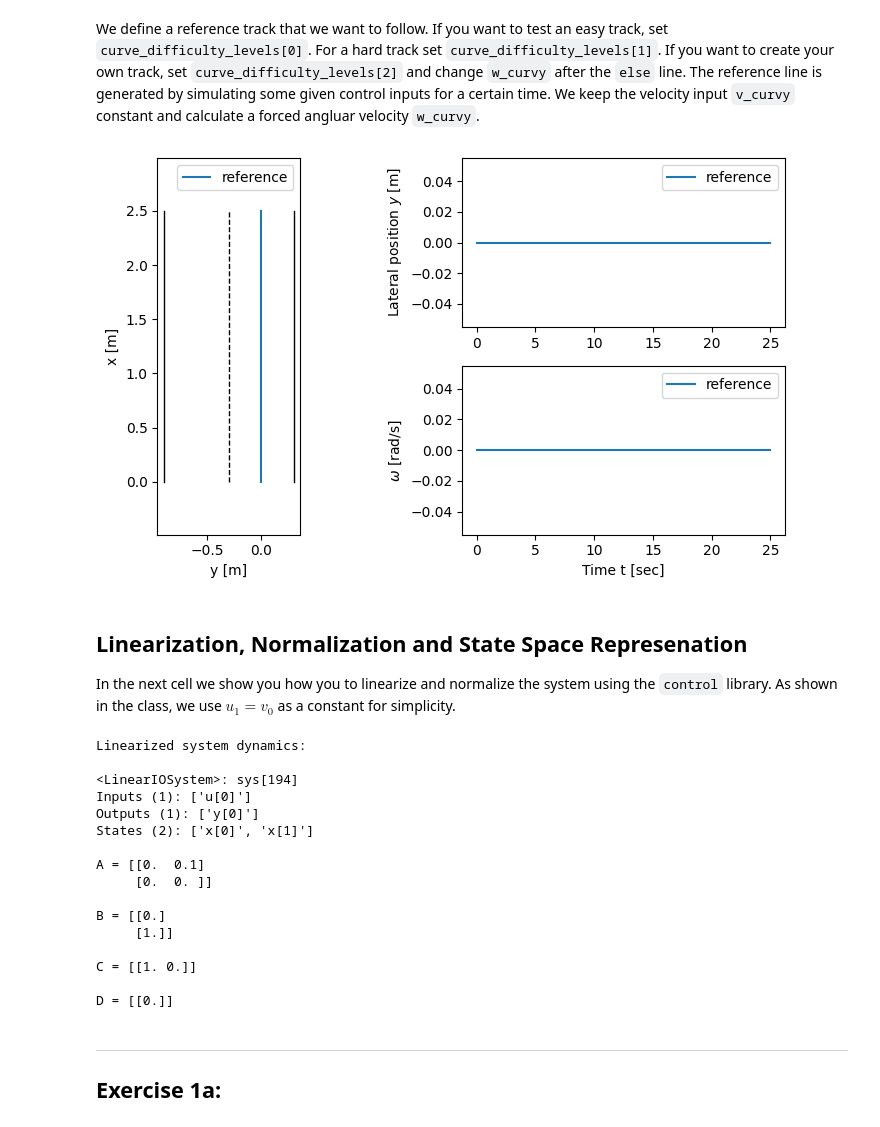
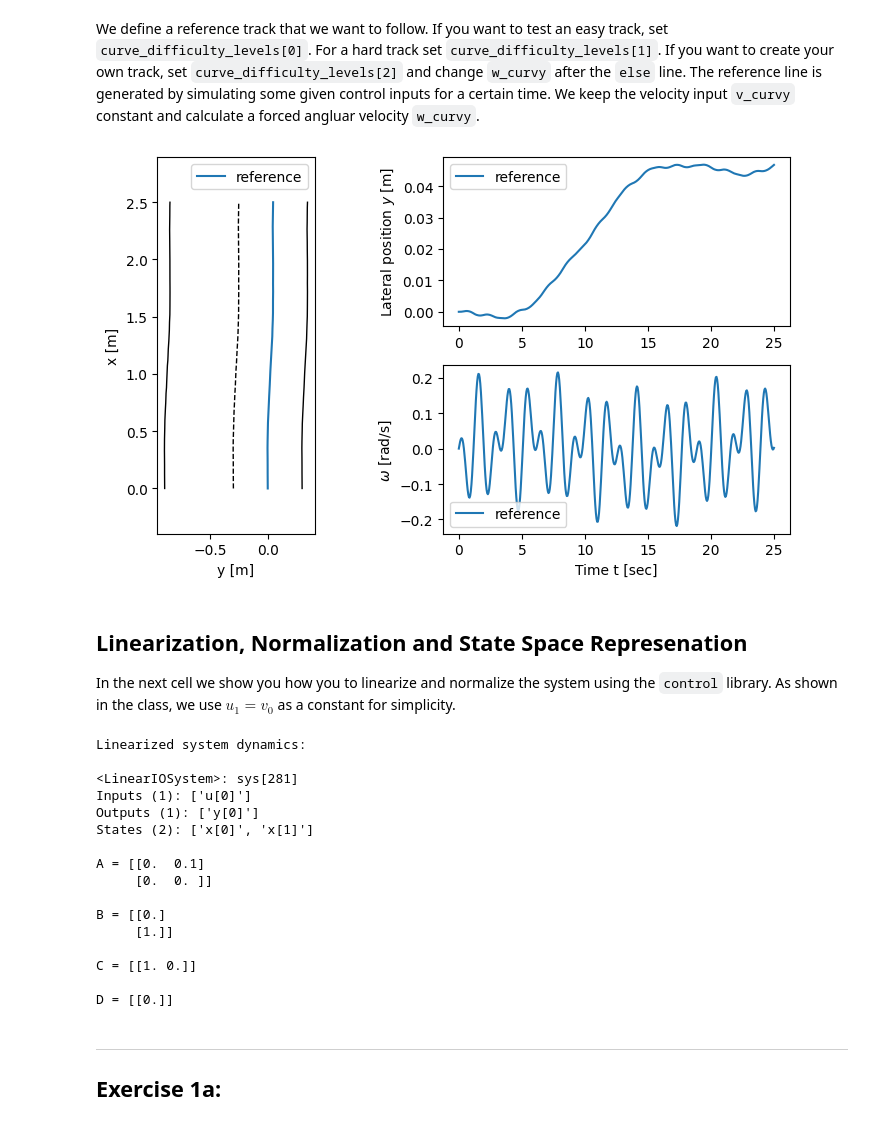
Before and after one commit to nic2703/control2JN, a Jupyter notebook: CS2_2024_unicycle_discrete_stability.ipynb, the cells around one changed output. Cells and saved outputs as stored; diff of their text form; code cells hidden in the pictures.

```diff
--- a/CS2_2024_unicycle_discrete_stability.ipynb
+++ b/CS2_2024_unicycle_discrete_stability.ipynb
@@ -200,35 +202,35 @@ We define a reference track that we want to follow. If you want to test an easy
 # %%
 # Control inputs.
 
 curve_difficulty_levels = ["easy", "hard", "straight"]
-curve_difficulty = curve_difficulty_levels[2]
+curve_difficulty = curve_difficulty_levels[1]
 
 T_curvy = np.linspace(0, 25, 500)
 v_curvy = v0*np.ones(T_curvy.shape)
 if curve_difficulty=="easy":
     w_curvy = 0.025*np.sin(T_curvy*np.pi/50)
 
 elif curve_difficulty=="hard":
     w_curvy = 0.2*np.sin(T_curvy)*np.cos(4*T_curvy) + 0.025*np.sin(T_curvy*np.pi/10)
 
 else:
     # Modify this function to create your own reference track.
     w_curvy = np.zeros(T_curvy.shape)
 
 u_curvy = [v_curvy, w_curvy]
 X0_curvy = [0, 0, 0]
 
 # Simulate the system + estimator.
 t_curvy, y_curvy, x_curvy = ct.input_output_response(
     duckiebot, T_curvy, u_curvy, X0_curvy, params=duckie_params, return_x=True)
 
 # FILEPATH: /d:/6CS2Private/control2JN/CS2_2024_unicycle_MIMO_Stability.ipynb
 plot_track(y_curvy[0], y_curvy[1], x_curvy[2], t_curvy, w_curvy)
 y_ref = x_curvy[1]
 r = np.expand_dims(y_ref, axis=0)
 t = T_curvy
 # %% [output]
-[figure, old version]
+[figure, new version]
 # %% [markdown]
 ## Linearization, Normalization and State Space Represenation
 
@@ -254,10 +256,11 @@ print(lateral_linearized)
 A = lateral_linearized.A
 B = lateral_linearized.B
 C = lateral_linearized.C
+D = lateral_linearized.D
 # %% [output]
 Linearized system dynamics:
 
-<LinearIOSystem>: sys[194]
+<LinearIOSystem>: sys[281]
 Inputs (1): ['u[0]']
 Outputs (1): ['y[0]']
 States (2): ['x[0]', 'x[1]']
```
Also changed, not shown: parts of 14 cells of this notebook.
